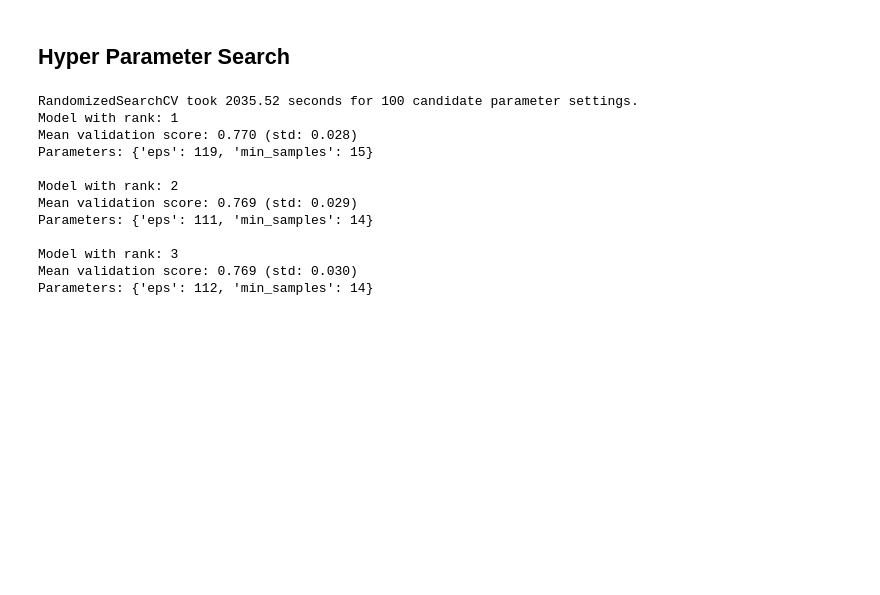
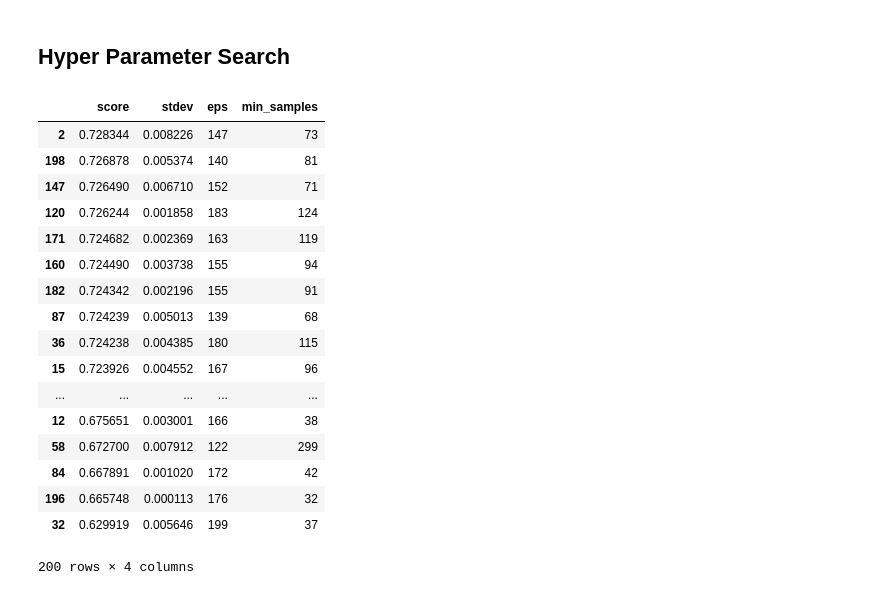
Before and after one commit to PCiunkiewicz/smlm-clustering, a Jupyter notebook: Clustering.ipynb, the cells around one changed output. Cells and saved outputs as stored; diff of their text form; code cells hidden in the pictures; blank space fills up the shorter version.

```diff
--- a/Clustering.ipynb
+++ b/Clustering.ipynb
@@ -66,20 +82,27 @@ Total number of points: 89939
 # %%
 dbscan = DBSCAN(n_jobs=6)
 
-param_dist = {"eps": randint(108, 127),
-              "min_samples": randint(13, 20)}
+param_dist = {"eps": randint(120, 200),
+              "min_samples": randint(30, 300)}
 
-results_DBSCAN = param_search(dbscan,param_dist,n=100,X=XY)
+results = random_search_custom(dbscan,param_dist,XY,n=200,cv=3)
+results
 # %% [output]
+|  | score | stdev | eps | min_samples |
+| 2 | 0.728344 | 0.008226 | 147 | 73 |
+| 198 | 0.726878 | 0.005374 | 140 | 81 |
+| 147 | 0.726490 | 0.006710 | 152 | 71 |
+| 120 | 0.726244 | 0.001858 | 183 | 124 |
+| 171 | 0.724682 | 0.002369 | 163 | 119 |
+| 160 | 0.724490 | 0.003738 | 155 | 94 |
+| 182 | 0.724342 | 0.002196 | 155 | 91 |
+| 87 | 0.724239 | 0.005013 | 139 | 68 |
+| 36 | 0.724238 | 0.004385 | 180 | 115 |
+| 15 | 0.723926 | 0.004552 | 167 | 96 |
+| ... | ... | ... | ... | ... |
+| 12 | 0.675651 | 0.003001 | 166 | 38 |
+| 58 | 0.672700 | 0.007912 | 122 | 299 |
+| 84 | 0.667891 | 0.001020 | 172 | 42 |
+| 196 | 0.665748 | 0.000113 | 176 | 32 |
+| 32 | 0.629919 | 0.005646 | 199 | 37 |
-RandomizedSearchCV took 2035.52 seconds for 100 candidate parameter settings.
-Model with rank: 1
-Mean validation score: 0.770 (std: 0.028)
-Parameters: {'eps': 119, 'min_samples': 15}
-
-Model with rank: 2
-Mean validation score: 0.769 (std: 0.029)
-Parameters: {'eps': 111, 'min_samples': 14}
-
-Model with rank: 3
-Mean validation score: 0.769 (std: 0.030)
-Parameters: {'eps': 112, 'min_samples': 14}
+200 rows × 4 columns
```
Also changed, not shown: parts of 7 cells of this notebook, 1 other file.
